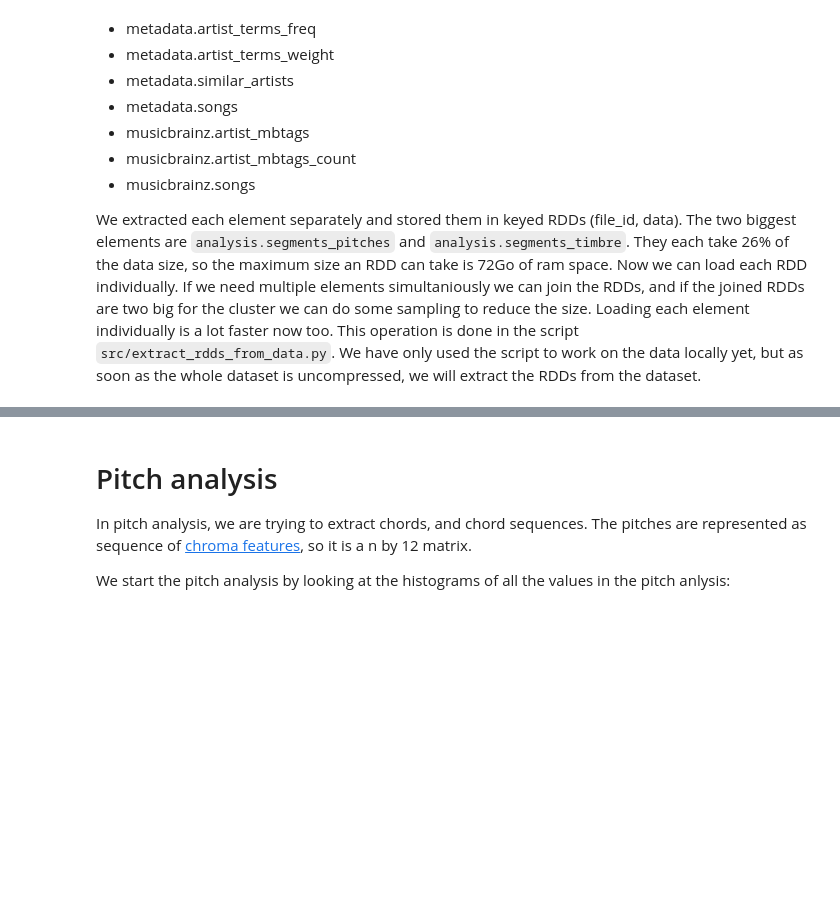
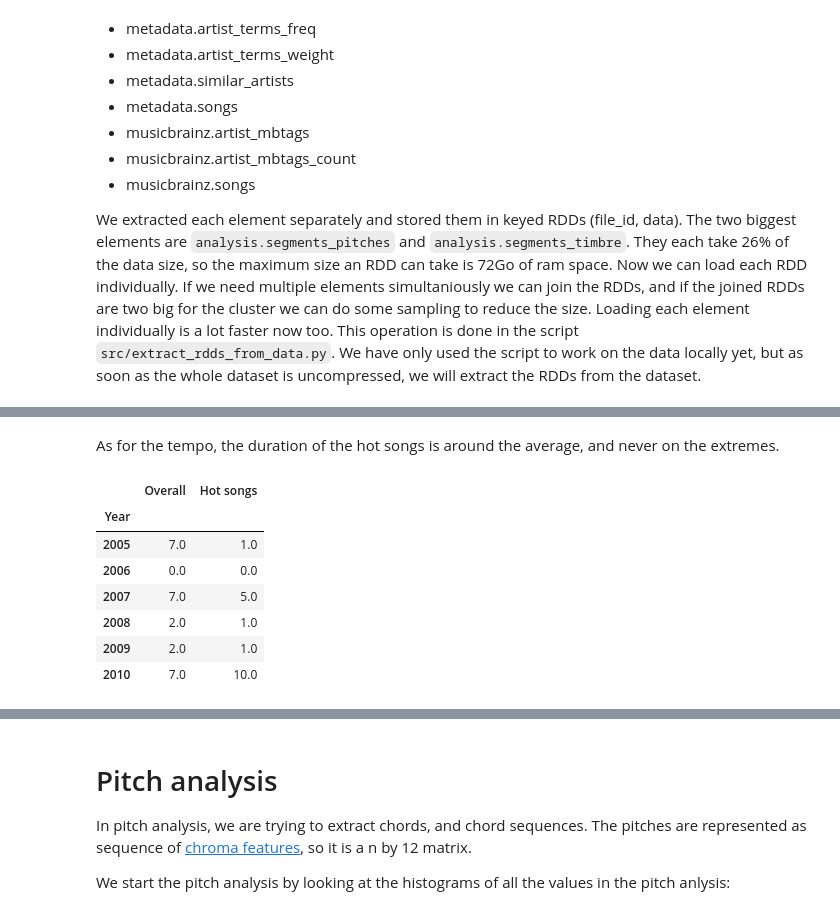
Before and after one commit to Polymere/ADA_Group, a Jupyter notebook: project/Milestone2.ipynb, the cells around one changed output, grey strips where cells are left out. Cells and saved outputs as stored; diff of their text form; code cells hidden in the pictures; blank space fills up the shorter version.

```diff
--- a/project/Milestone2.ipynb
+++ b/project/Milestone2.ipynb
@@ -101,0 +127,18 @@ We extracted each element separately and stored them in keyed RDDs (file_id, dat
+# %% [markdown]
+As for the tempo, the duration of the hot songs is around the average, and never on the extremes.
+# %%
+df=feat_util.rdd_to_df(analysis_songs_rdd,year,hotness,'key')
+s1=feat_util.get_n_most_common(df,'key')
+s2=feat_util.get_n_most_common(df[df.Hotness>0.7],'key')
+res=pd.concat([s1,s2],axis=1)
+res.rename(columns={0:'Overall',1:'Hot songs'},inplace=True)
+res.tail(6)
+# %% [output]
+|  | Overall | Hot songs |
+| Year |  |  |
+| 2005 | 7.0 | 1.0 |
+| 2006 | 0.0 | 0.0 |
+| 2007 | 7.0 | 5.0 |
+| 2008 | 2.0 | 1.0 |
+| 2009 | 2.0 | 1.0 |
+| 2010 | 7.0 | 10.0 |
```
Also changed, not shown: parts of 13 cells of this notebook.
